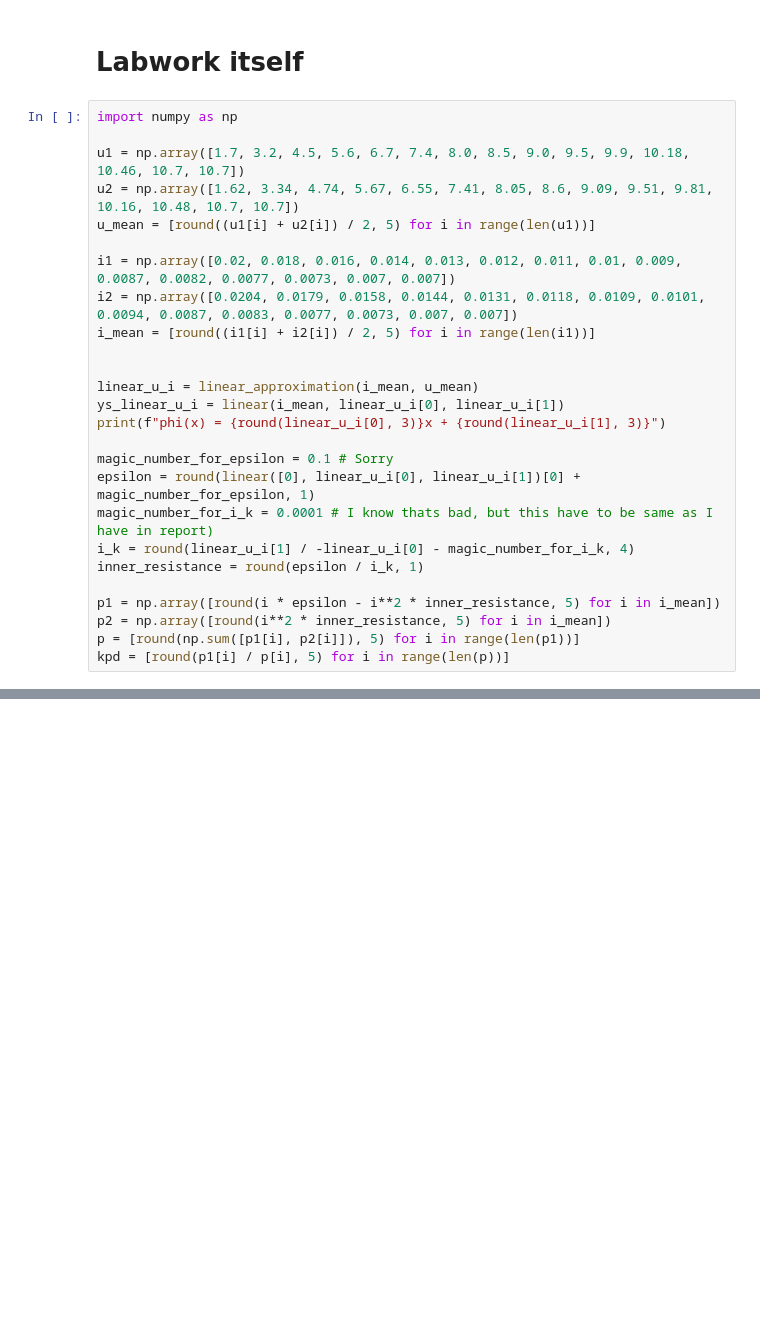
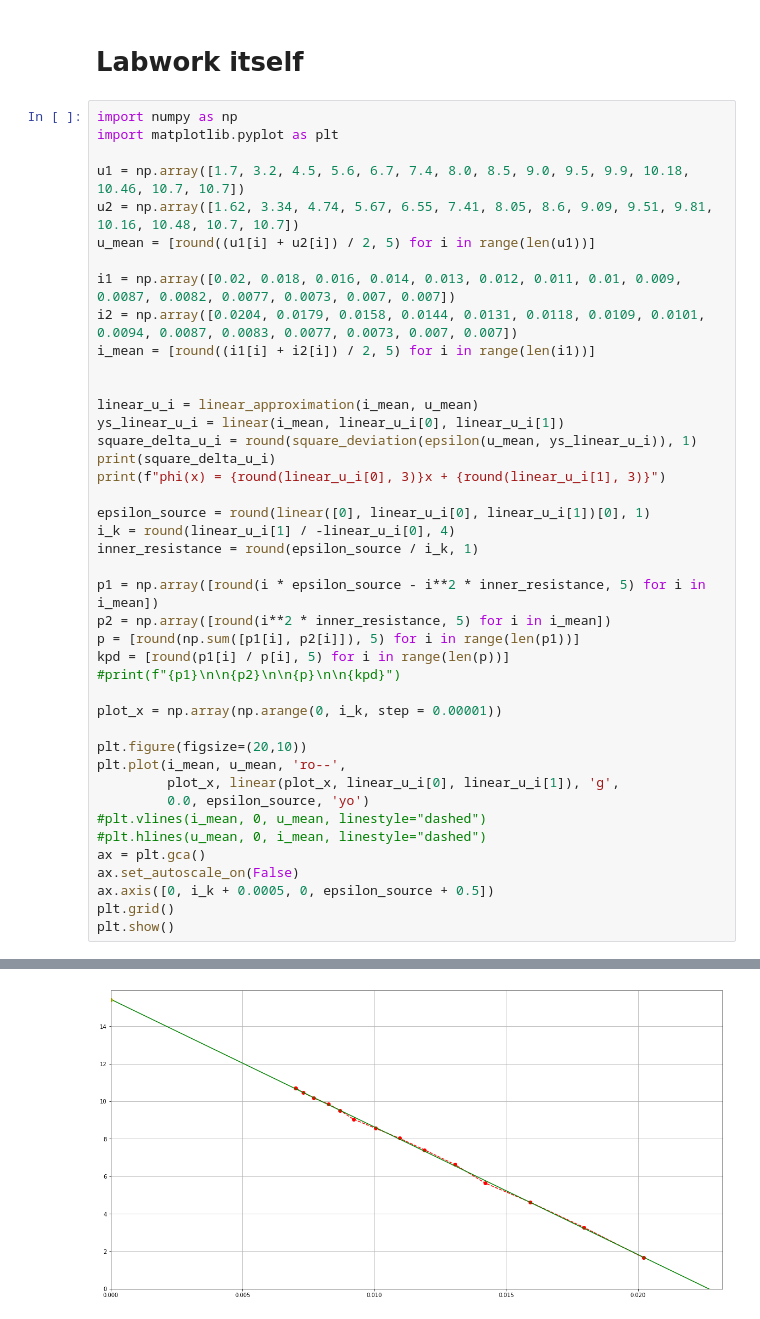
Before and after one commit to johnny-keker/physics, a Jupyter notebook: lab3/Untitled.ipynb, the cells around one changed output, grey strips where cells are left out. Cells and saved outputs as stored; diff of their text form; blank space fills up the shorter version.

Commit message:
[lab3] finally some good plot

```diff
--- a/lab3/Untitled.ipynb
+++ b/lab3/Untitled.ipynb
@@ -72,6 +72,7 @@ def square_approximation(xs, ys):
 # Labwork itself
 # %%
 import numpy as np
+import matplotlib.pyplot as plt
 
 u1 = np.array([1.7, 3.2, 4.5, 5.6, 6.7, 7.4, 8.0, 8.5, 9.0, 9.5, 9.9, 10.18, 10.46, 10.7, 10.7])
 u2 = np.array([1.62, 3.34, 4.74, 5.67, 6.55, 7.41, 8.05, 8.6, 9.09, 9.51, 9.81, 10.16, 10.48, 10.7, 10.7])
@@ -84,16 +85,31 @@ i_mean = [round((i1[i] + i2[i]) / 2, 5) for i in range(len(i1))]
 
 linear_u_i = linear_approximation(i_mean, u_mean)
 ys_linear_u_i = linear(i_mean, linear_u_i[0], linear_u_i[1])
+square_delta_u_i = round(square_deviation(epsilon(u_mean, ys_linear_u_i)), 1)
+print(square_delta_u_i)
 print(f"phi(x) = {round(linear_u_i[0], 3)}x + {round(linear_u_i[1], 3)}")
 
-magic_number_for_epsilon = 0.1 # Sorry
-epsilon = round(linear([0], linear_u_i[0], linear_u_i[1])[0] + magic_number_for_epsilon, 1)
-magic_number_for_i_k = 0.0001 # I know thats bad, but this have to be same as I have in report)
-i_k = round(linear_u_i[1] / -linear_u_i[0] - magic_number_for_i_k, 4)
-inner_resistance = round(epsilon / i_k, 1)
+epsilon_source = round(linear([0], linear_u_i[0], linear_u_i[1])[0], 1)
+i_k = round(linear_u_i[1] / -linear_u_i[0], 4)
+inner_resistance = round(epsilon_source / i_k, 1)
 
-p1 = np.array([round(i * epsilon - i**2 * inner_resistance, 5) for i in i_mean])
+p1 = np.array([round(i * epsilon_source - i**2 * inner_resistance, 5) for i in i_mean])
 p2 = np.array([round(i**2 * inner_resistance, 5) for i in i_mean])
 p = [round(np.sum([p1[i], p2[i]]), 5) for i in range(len(p1))]
 kpd = [round(p1[i] / p[i], 5) for i in range(len(p))]
+#print(f"{p1}\n\n{p2}\n\n{p}\n\n{kpd}")
+
+plot_x = np.array(np.arange(0, i_k, step = 0.00001))
+
+plt.figure(figsize=(20,10))
+plt.plot(i_mean, u_mean, 'ro--',
+         plot_x, linear(plot_x, linear_u_i[0], linear_u_i[1]), 'g',
+         0.0, epsilon_source, 'yo')
+#plt.vlines(i_mean, 0, u_mean, linestyle="dashed")
+#plt.hlines(u_mean, 0, i_mean, linestyle="dashed")
+ax = plt.gca()
+ax.set_autoscale_on(False)
+ax.axis([0, i_k + 0.0005, 0, epsilon_source + 0.5])
+plt.grid()
+plt.show()
 # %% [output]
@@ -102,0 +118 @@ phi(x) = -680.765x + 15.435
+[figure, added]
```
Also changed, not shown: parts of 1 cell of this notebook.
